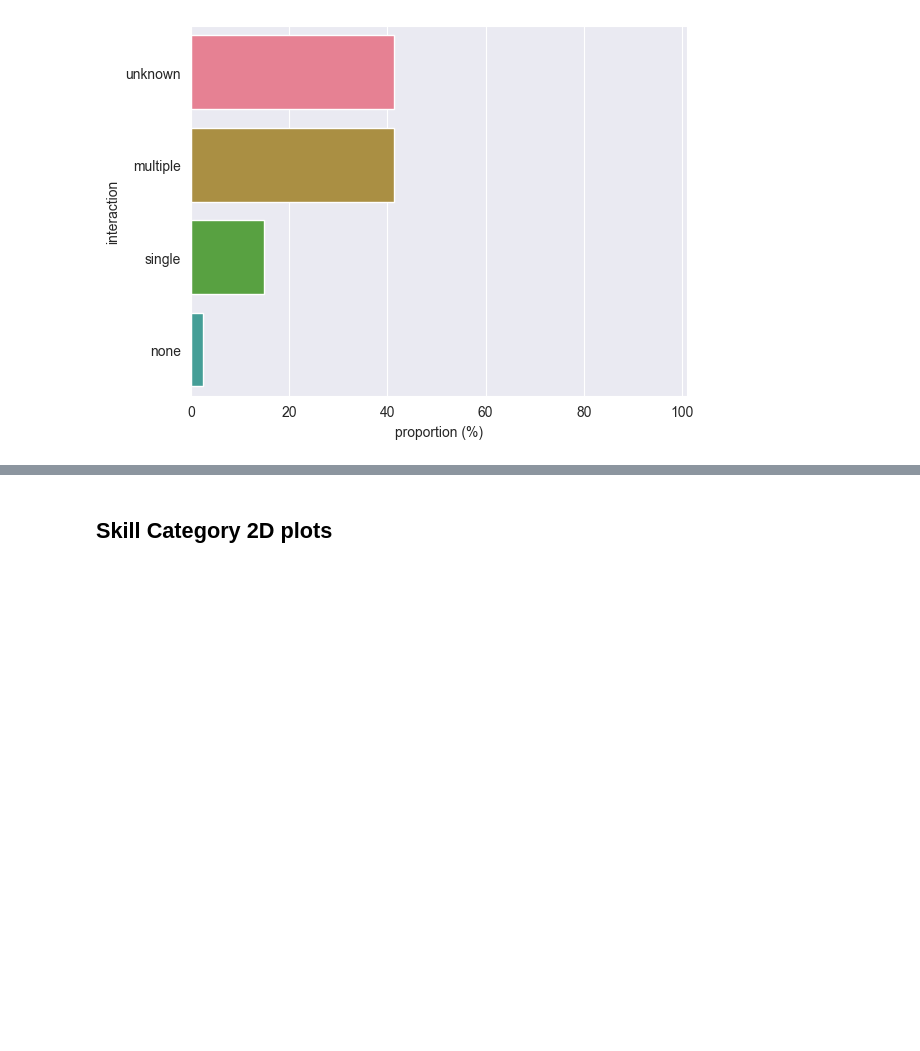
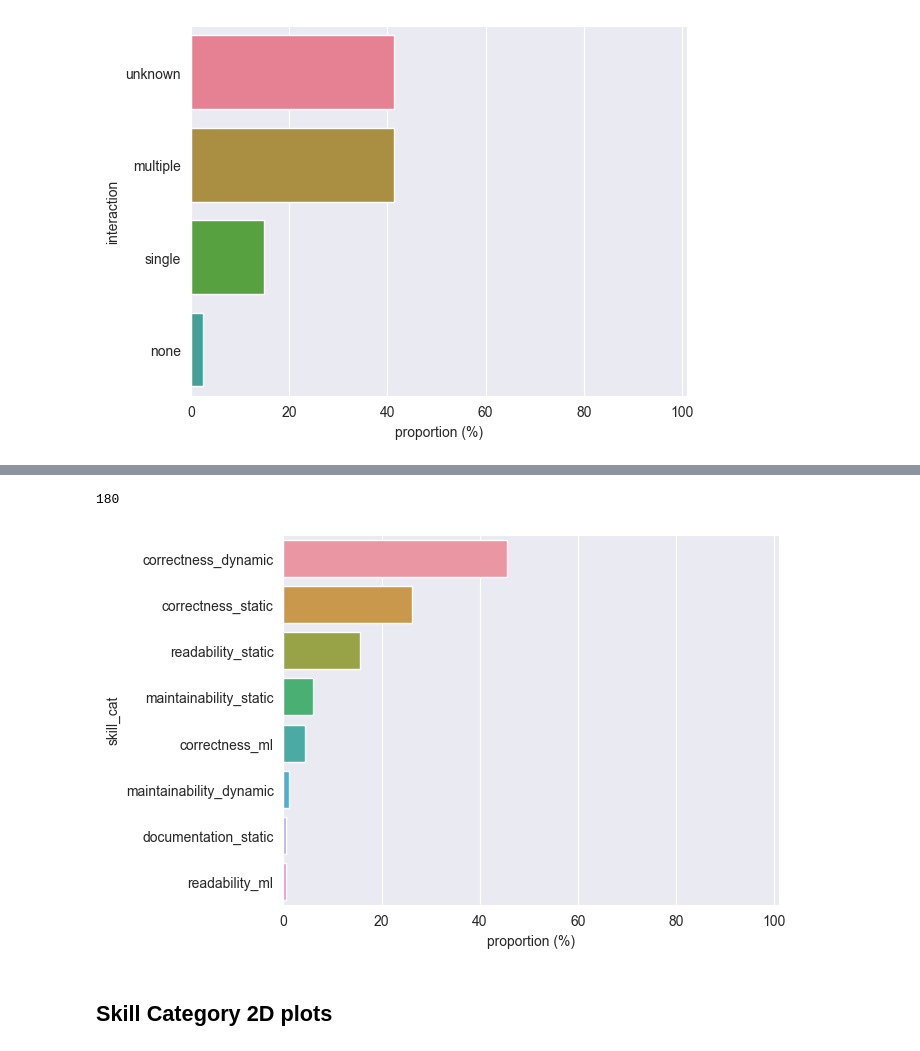
Before and after one commit to m-messer/Automated-Assessment-SLR-Data-Processing, a Jupyter notebook: results.ipynb, the cells around one changed output, grey strips where cells are left out. Saved outputs shown, nothing was run; the diff lists cells and outputs as text; code cells hidden in the pictures; blank space fills up the shorter version.

```diff
--- a/results.ipynb
+++ b/results.ipynb
@@ -145,0 +173,5 @@ plt.savefig('plots/interaction.pdf', bbox_inches='tight')
+# %%
+skill_cat_exp = df.explode('skill_cat').skill_cat.value_counts().reset_index()
+skill_cat_exp.columns = ["skill_cat", 'number']
+skill_cat_exp['proportion'] = (skill_cat_exp.number / skill_cat_exp.number.sum()) * 100
+skill_cat_exp.head()
@@ -146,3 +185,14 @@ plt.savefig('plots/interaction.pdf', bbox_inches='tight')
+# %%
+skill_cat_exp.number.sum()
+# %% [output]
+180
+# %%
+ax_skill_cat_exp = sns.barplot(skill_cat_exp, y='skill_cat', x='proportion')
+ax_skill_cat_exp.set(xlabel = 'proportion (%)')
+plt.xlim([0, 101])
+plt.savefig('plots/skill_cat_exp.pdf', bbox_inches='tight')
+# %% [output]
+[figure, added]
 # %% [markdown]
 ## Skill Category 2D plots
 # %%
```
Also changed, not shown: parts of 5 cells of this notebook, 12 other files.
